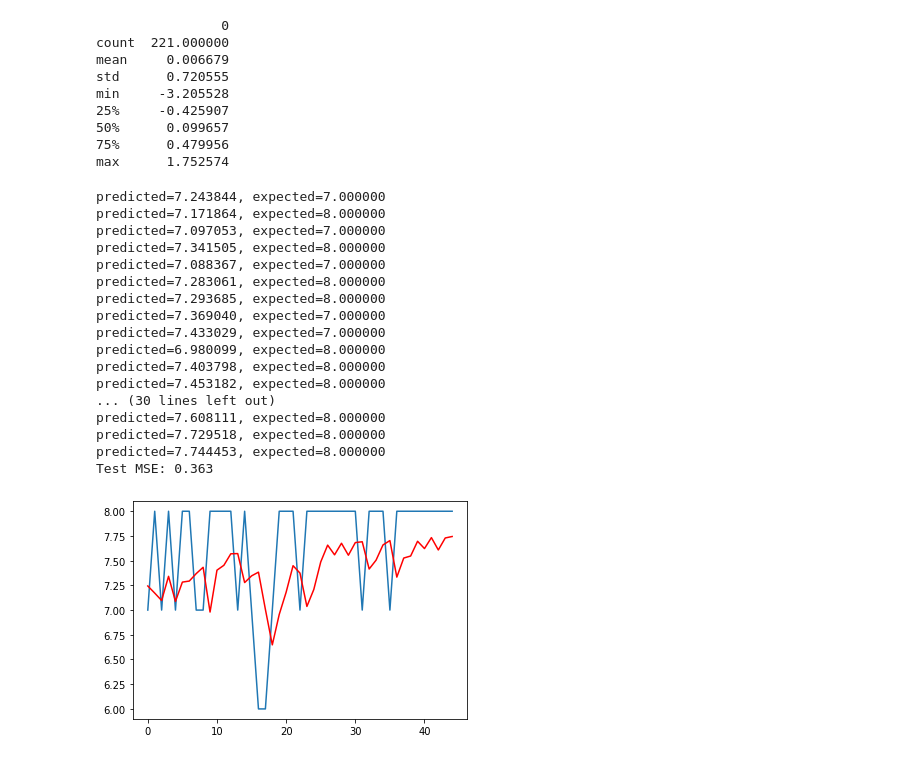
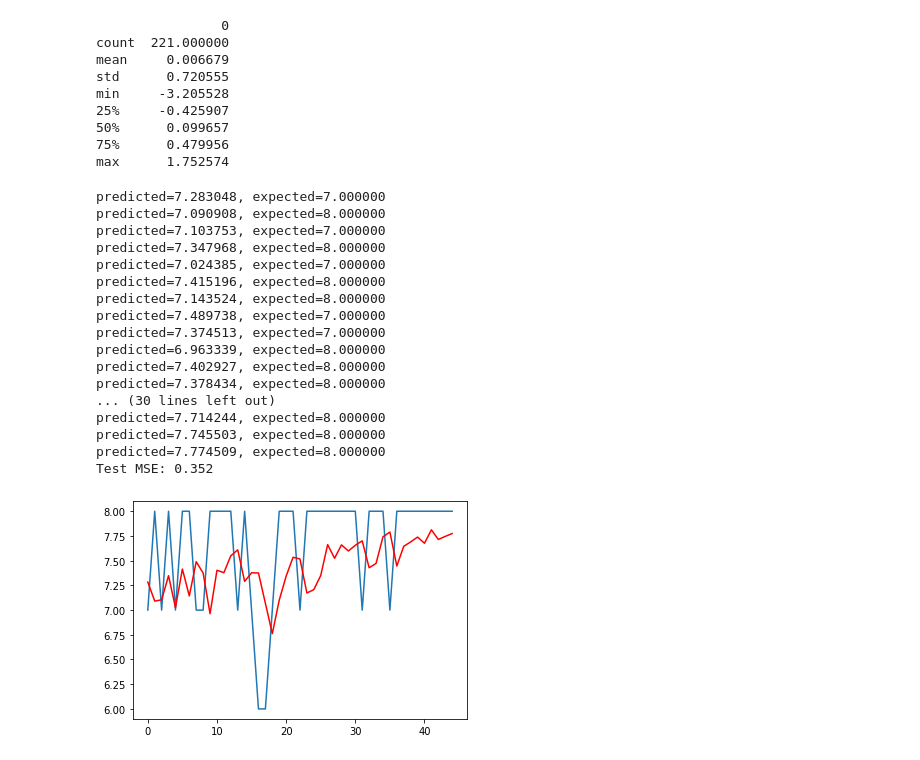
Before and after one commit to guybrush1989/DMT-Group80, a Jupyter notebook: ARIMA.ipynb, the cells around one changed output. Cells and saved outputs as stored; diff of their text form; code cells hidden in the pictures.

```diff
--- a/ARIMA.ipynb
+++ b/ARIMA.ipynb
@@ -199,43 +199,43 @@ max      1.752574
 # %%
 from sklearn.metrics import mean_squared_error
 from statsmodels.tsa.arima_model import ARIMA
 
 size = int(len(moods) * 0.80)
 
 train, test = moods[0:size], moods[size:len(moods)]
 history = [x for x in train]
 predictions = list()
 for t in range(len(test)):
-    model = ARIMA(history, order=(8, 0, 0))
+    model = ARIMA(history, order=(8, 0, 1))
     model_fit = model.fit(disp=0)
     output = model_fit.forecast()
     yhat = output[0]
     predictions.append(yhat)
     obs = test[t]
     history.append(obs)
     print('predicted=%f, expected=%f' % (yhat, obs))
 error = mean_squared_error(test, predictions)
 print('Test MSE: %.3f' % error)
 # plot
 plt.plot(test)
 plt.plot(predictions, color='red')
 plt.show()
 # %% [output]
-predicted=7.243844, expected=7.000000
-predicted=7.171864, expected=8.000000
-predicted=7.097053, expected=7.000000
-predicted=7.341505, expected=8.000000
-predicted=7.088367, expected=7.000000
-predicted=7.283061, expected=8.000000
-predicted=7.293685, expected=8.000000
-predicted=7.369040, expected=7.000000
-predicted=7.433029, expected=7.000000
-predicted=6.980099, expected=8.000000
-predicted=7.403798, expected=8.000000
-predicted=7.453182, expected=8.000000
+predicted=7.283048, expected=7.000000
+predicted=7.090908, expected=8.000000
+predicted=7.103753, expected=7.000000
+predicted=7.347968, expected=8.000000
+predicted=7.024385, expected=7.000000
+predicted=7.415196, expected=8.000000
+predicted=7.143524, expected=8.000000
+predicted=7.489738, expected=7.000000
+predicted=7.374513, expected=7.000000
+predicted=6.963339, expected=8.000000
+predicted=7.402927, expected=8.000000
+predicted=7.378434, expected=8.000000
 ... (30 lines left out)
-predicted=7.608111, expected=8.000000
-predicted=7.729518, expected=8.000000
-predicted=7.744453, expected=8.000000
-Test MSE: 0.363
+predicted=7.714244, expected=8.000000
+predicted=7.745503, expected=8.000000
+predicted=7.774509, expected=8.000000
+Test MSE: 0.352
-[figure, old version]
+[figure, new version]
```
Also changed, not shown: parts of 1 cell of this notebook.
